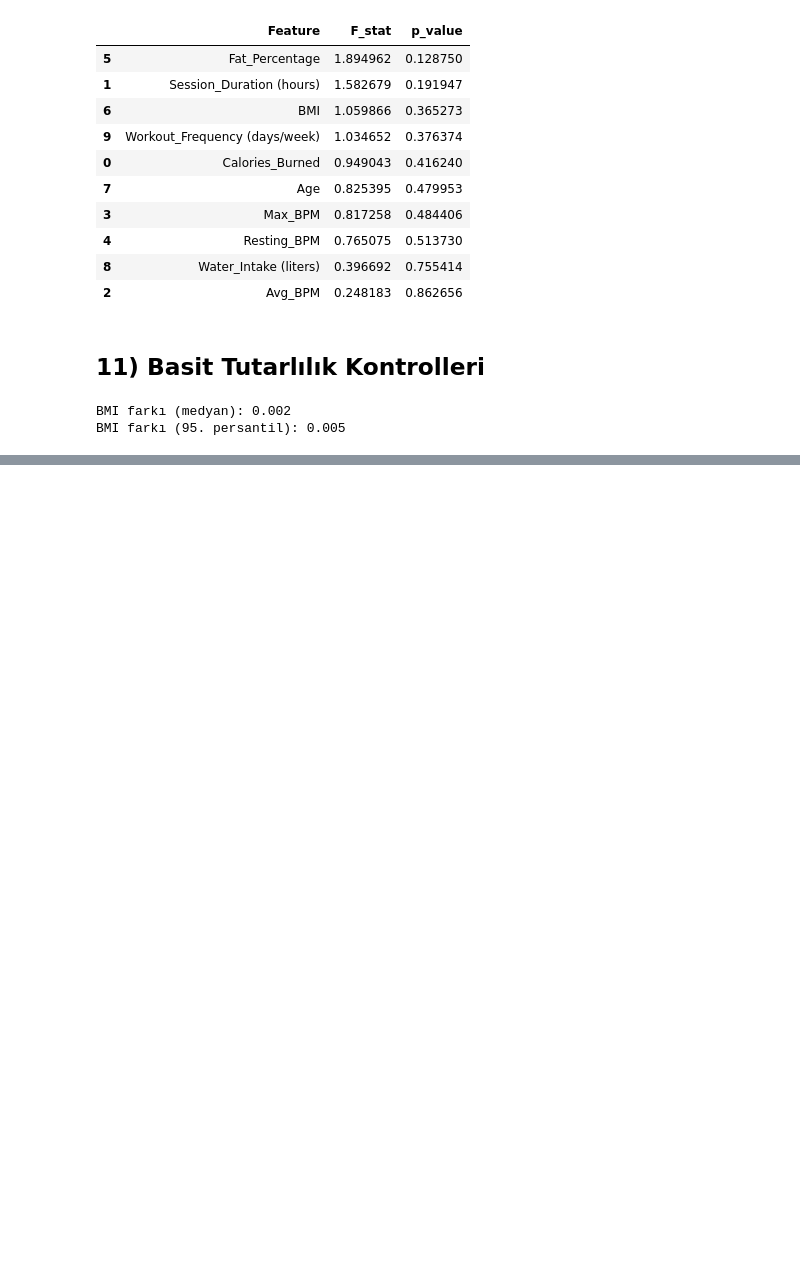
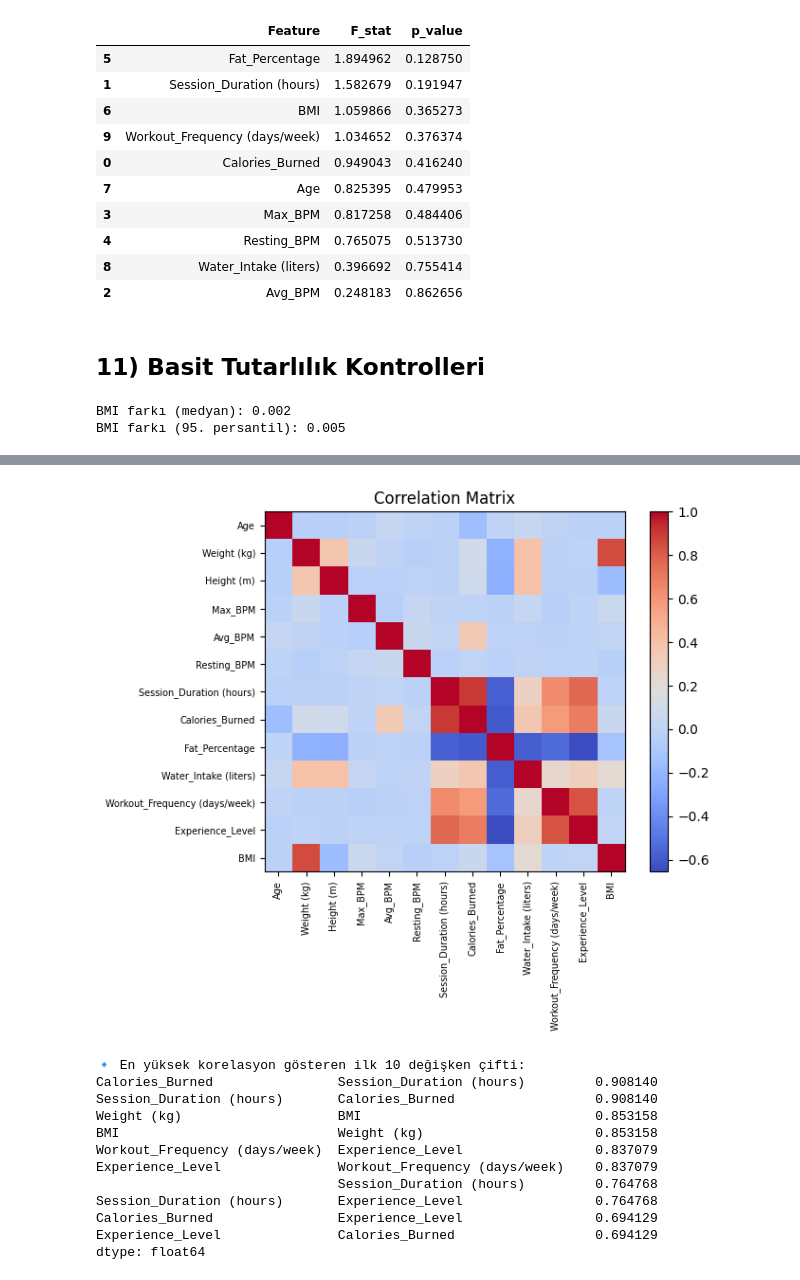
Before and after one commit to onurercen/workout_prediction_app, a Jupyter notebook: EDA_gym_members_exercise_tracking_executed.ipynb, the cells around one changed output, grey strips where cells are left out. Cells and saved outputs as stored; diff of their text form; code cells hidden in the pictures; blank space fills up the shorter version.

```diff
--- a/EDA_gym_members_exercise_tracking_executed.ipynb
+++ b/EDA_gym_members_exercise_tracking_executed.ipynb
@@ -378,0 +451,41 @@ Modelleme aşamasında türleri ayırabilmek için ek değişkenler veya yeni ö
+# %%
+import matplotlib.pyplot as plt
+import numpy as np
+
+# Korelasyon matrisi oluşturma
+corr = df[numeric_cols].corr(numeric_only=True)
+
+# Görselleştirme (Heatmap)
+fig, ax = plt.subplots(figsize=(8, 6))
+cax = ax.imshow(corr, interpolation='nearest', cmap='coolwarm')
+ax.set_title('Correlation Matrix', fontsize=12)
+plt.xticks(range(len(corr.columns)), corr.columns, rotation=90, fontsize=7)
+plt.yticks(range(len(corr.columns)), corr.columns, fontsize=7)
+fig.colorbar(cax, fraction=0.046, pad=0.04)
+plt.tight_layout()
+plt.show()
+
+# En yüksek korelasyon gösteren değişken çiftlerini listeleme
+corr_unstack = corr.where(~np.eye(corr.shape[0], dtype=bool))
+pairs = (
+    corr_unstack.unstack()
+    .dropna()
+    .abs()
+    .sort_values(ascending=False)
+)
+print("En yüksek korelasyon gösteren ilk 10 değişken çifti:")
+print(pairs.head(10))
+# %% [output]
+[figure, added]
+🔹 En yüksek korelasyon gösteren ilk 10 değişken çifti:
+Calories_Burned                Session_Duration (hours)         0.908140
+Session_Duration (hours)       Calories_Burned                  0.908140
+Weight (kg)                    BMI                              0.853158
+BMI                            Weight (kg)                      0.853158
+Workout_Frequency (days/week)  Experience_Level                 0.837079
+Experience_Level               Workout_Frequency (days/week)    0.837079
+                               Session_Duration (hours)         0.764768
+Session_Duration (hours)       Experience_Level                 0.764768
+Calories_Burned                Experience_Level                 0.694129
+Experience_Level               Calories_Burned                  0.694129
+dtype: float64
```
Also changed, not shown: parts of 5 cells of this notebook.
